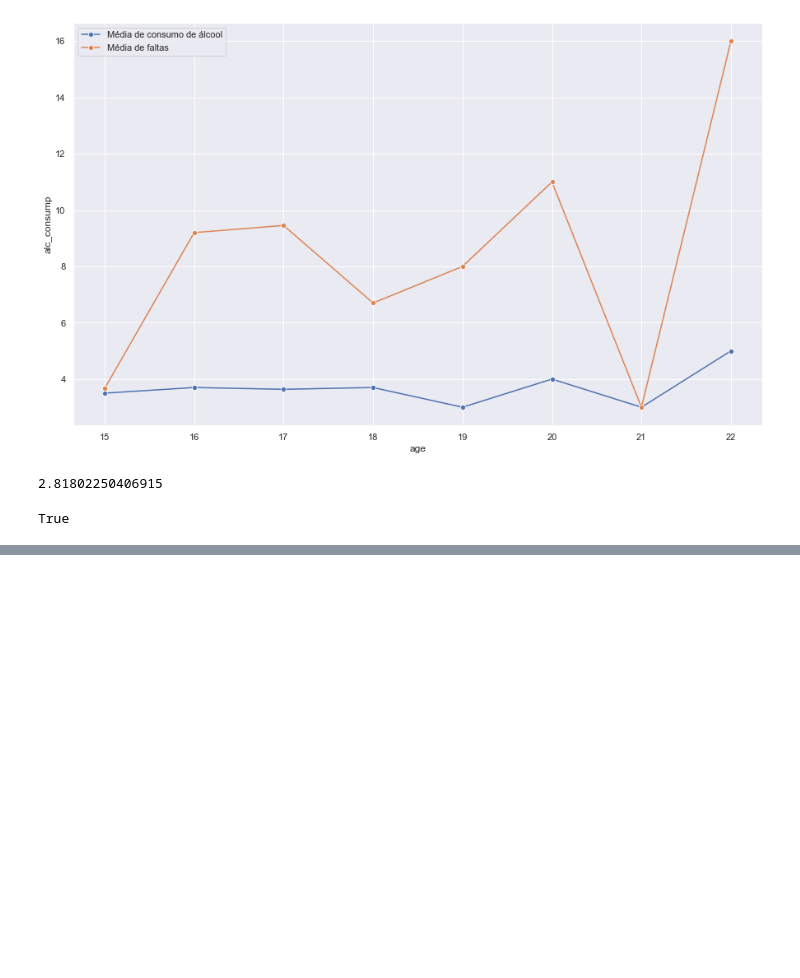
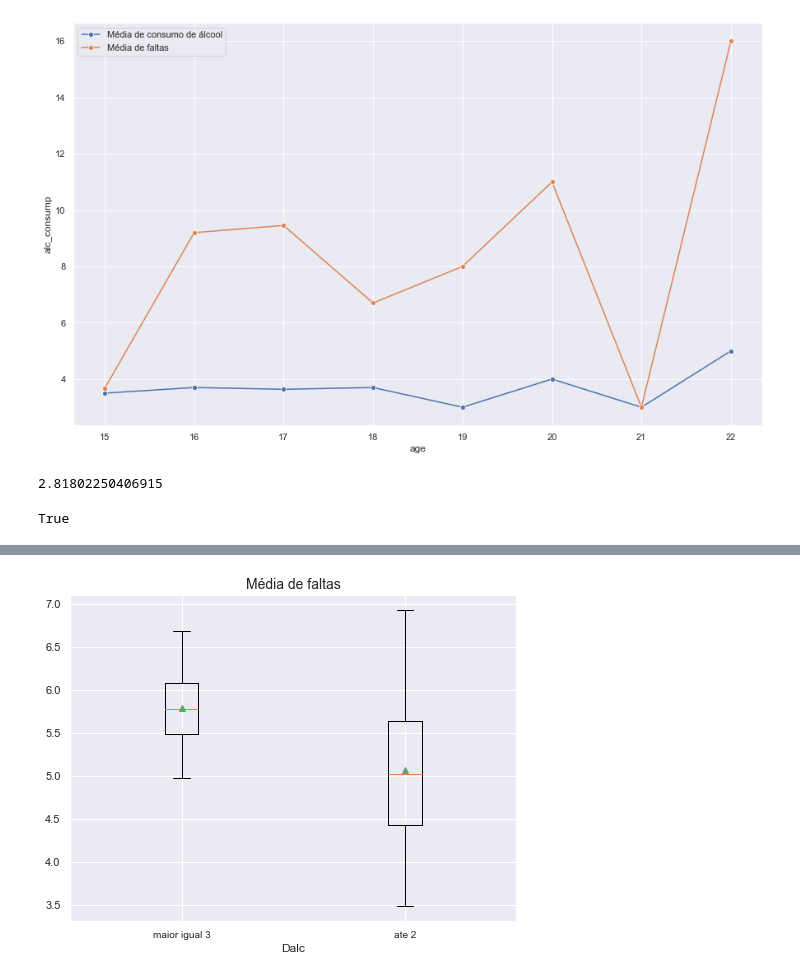
Before and after one commit to ferprr/data-science-project, a Jupyter notebook: notebooks/hypothesis_tests_and_IC.ipynb, the cells around one changed output, grey strips where cells are left out. Saved outputs shown, nothing was run; the diff lists cells and outputs as text; code cells hidden in the pictures; blank space fills up the shorter version.

Commit message:
adicionando ICs e Teste de hipótese com bootstrap

```diff
--- a/notebooks/hypothesis_tests_and_IC.ipynb
+++ b/notebooks/hypothesis_tests_and_IC.ipynb
@@ -297,0 +350,31 @@ True
+# %%
+def bootstrap_mean(df1, df2, column, n=10000):
+    size1 = len(df1)
+    size2 = len(df2)
+    values1 = np.zeros(n)
+    values2 = np.zeros(n)
+    values_diff = np.zeros(n)
+    for i in range(n):
+        sample1 = df1[column].sample(size1, replace=True, random_state=i)
+        sample2 = df2[column].sample(size2, replace=True, random_state=i*3)
+        values1[i] = sample1.mean()
+        values2[i] = sample2.mean()
+        values_diff[i] = sample1.mean() - sample2.mean()
+    return values1, values2, values_diff
+
+ate_2 = alcohol_consumption.loc[alcohol_consumption['Dalc'] < 3]
+maior_igual_3 = alcohol_consumption.loc[alcohol_consumption['Dalc'] > 2]
+col = 'absences'
+v_ate_2, v_maior_igual_3, v_diff = bootstrap_mean(ate_2, maior_igual_3, col)
+# %%
+bp_data = [v_ate_2, v_maior_igual_3]
+
+plt.rcParams['figure.figsize']  = (8, 6)
+plt.boxplot(bp_data, whis=[2.5, 97.5], positions=[1,2], showfliers=False, showmeans=True)
+plt.xticks([1,2], ['maior igual 3', 'ate 2'], fontsize=10)
+plt.ylabel('', fontsize=13)
+plt.xlabel('Dalc', fontsize=12)
+plt.title('Média de faltas', fontsize=14)
+plt.show()
+# %% [output]
+[figure, added]
```
Also changed, not shown: parts of 7 cells of this notebook.
